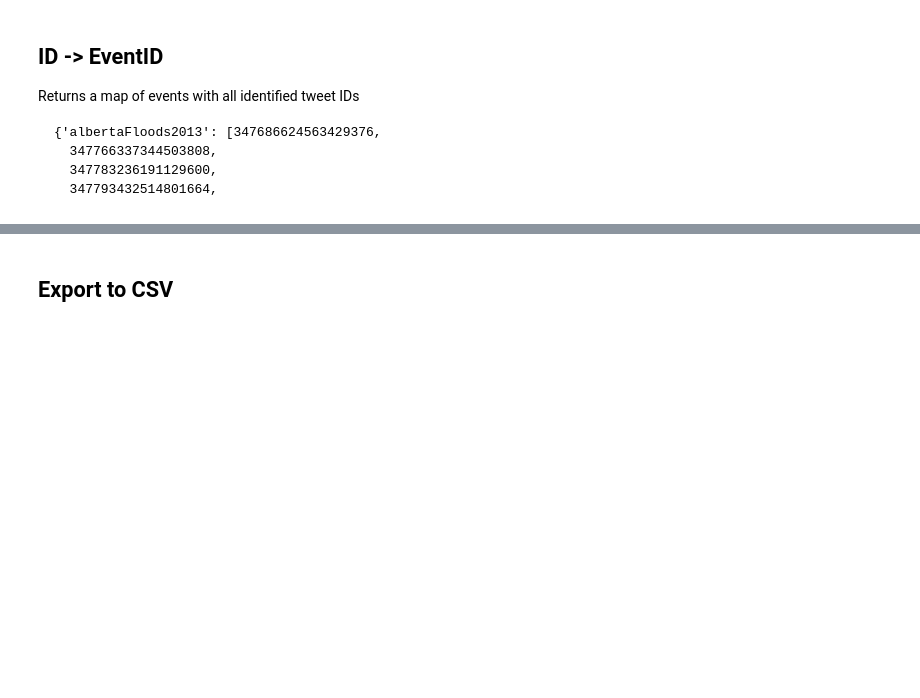
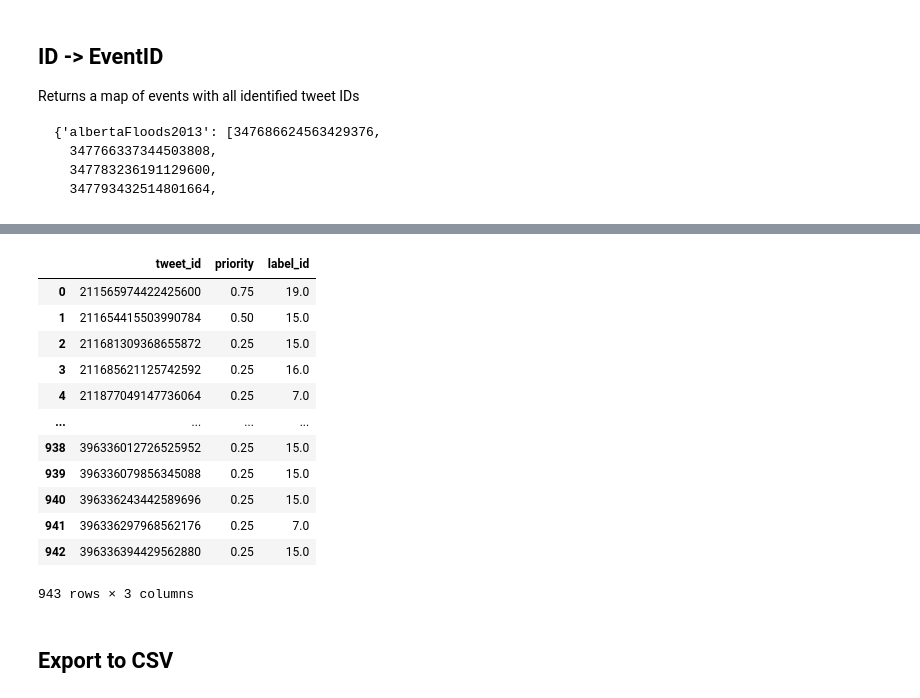
Before and after one commit to glasgowm148/Calamity, a Jupyter notebook: src/python/notebooks/1_b_Load_training_data.ipynb, the cells around one changed output, grey strips where cells are left out. Drawn from its saved outputs; the diff is of its cells as text; code cells hidden in the pictures; blank space fills up the shorter version.

```diff
--- a/src/python/notebooks/1_b_Load_training_data.ipynb
+++ b/src/python/notebooks/1_b_Load_training_data.ipynb
@@ -324,0 +389,25 @@ merged_df.shape
+# %%
+df = df.drop(['postPriority',
+              'eventName','eventType','eventDescription','eventID',
+              'identifier',
+              'description','category',
+              'id','desc','postID','postCategories',
+              'level',
+              'exampleLowLevelTypes',
+              'intentType'],axis =1)
+
+df
+# %% [output]
+|  | tweet_id | priority | label_id |
+| 0 | 211565974422425600 | 0.75 | 19.0 |
+| 1 | 211654415503990784 | 0.50 | 15.0 |
+| 2 | 211681309368655872 | 0.25 | 15.0 |
+| 3 | 211685621125742592 | 0.25 | 16.0 |
+| 4 | 211877049147736064 | 0.25 | 7.0 |
+| ... | ... | ... | ... |
+| 938 | 396336012726525952 | 0.25 | 15.0 |
+| 939 | 396336079856345088 | 0.25 | 15.0 |
+| 940 | 396336243442589696 | 0.25 | 15.0 |
+| 941 | 396336297968562176 | 0.25 | 7.0 |
+| 942 | 396336394429562880 | 0.25 | 15.0 |
+943 rows × 3 columns
```
Also changed, not shown: parts of 7 cells of this notebook, 25 other files.
